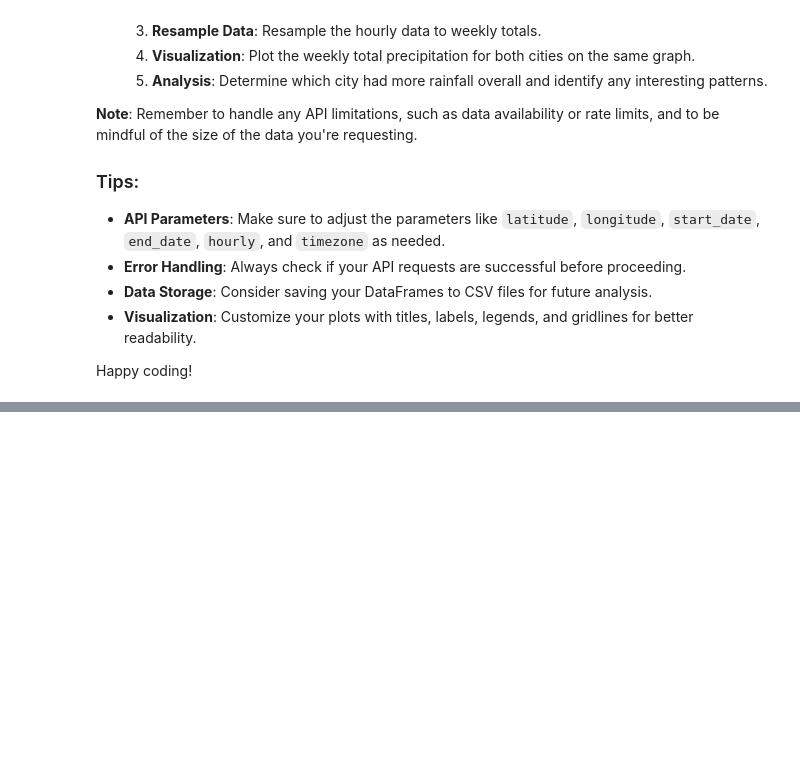
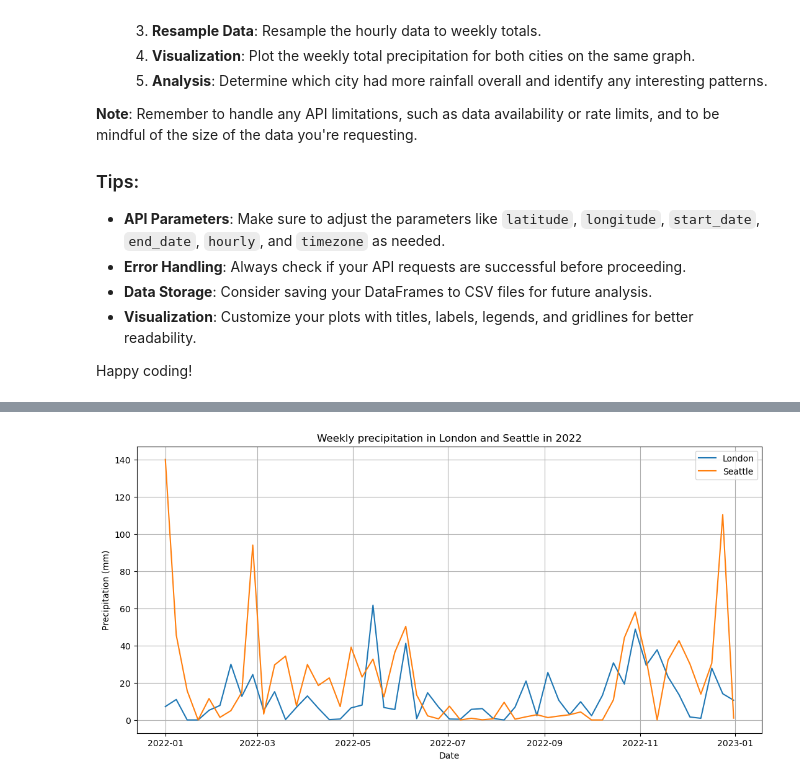
Before and after one commit to ashleyjtoth/API-mini-project, a Jupyter notebook: api_data_wrangling.ipynb, the cells around one changed output, grey strips where cells are left out. Saved outputs shown, nothing was run; the diff lists cells and outputs as text; code cells hidden in the pictures; blank space fills up the shorter version.

```diff
--- a/api_data_wrangling.ipynb
+++ b/api_data_wrangling.ipynb
@@ -317,0 +451,7 @@ Happy coding!
+# %%
+# Resampling to get weekly precipitiation totals
+L_df_weekly = L_df.resample('7d').sum()
+L_df_weekly.to_csv('London_weekly_precipitation_2022.csv')
+
+S_df_weekly = S_df.resample('7d').sum()
+S_df_weekly.to_csv('Seattle_weekly_precipitation_2022.csv')
@@ -317,0 +524,14 @@ Happy coding!
+# %%
+# Plot weekly precipitation
+
+plt.figure(figsize=(13, 6))
+plt.plot(L_df_weekly.index, L_df_weekly['precipitation'], label ='London')
+plt.plot(S_df_weekly.index, S_df_weekly['precipitation'], label ='Seattle')
+plt.title('Weekly precipitation in London and Seattle in 2022')
+plt.xlabel('Date')
+plt.ylabel('Precipitation (mm)')
+plt.legend()
+plt.grid(True)
+plt.show()
+# %% [output]
+[figure, added]
```
Also changed, not shown: parts of 20 cells of this notebook.
